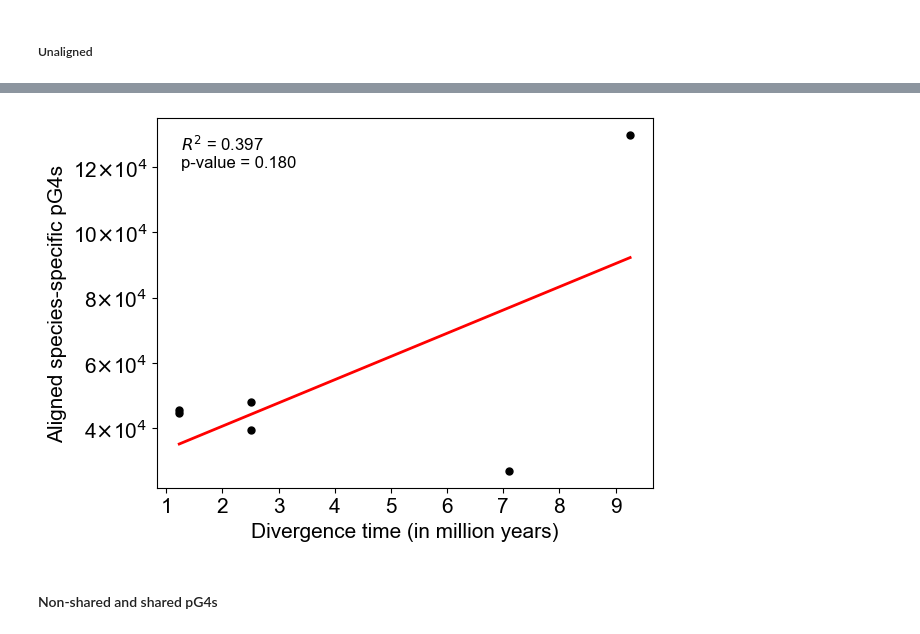
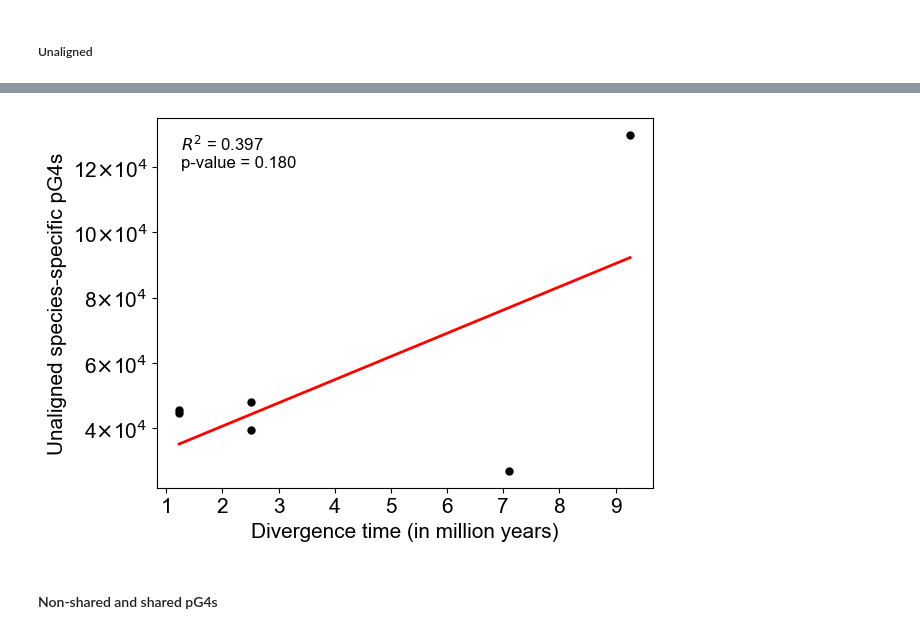
Before and after one commit to makovalab-psu/GreatApeT2T-G4s, a Jupyter notebook: jupyterNotebooks/upsetPlots_Phylogeny_CorrDivergenceTimes.ipynb, the cells around one changed output, grey strips where cells are left out. Drawn from its saved outputs; the diff is of its cells as text; code cells hidden in the pictures.

```diff
--- a/jupyterNotebooks/upsetPlots_Phylogeny_CorrDivergenceTimes.ipynb
+++ b/jupyterNotebooks/upsetPlots_Phylogeny_CorrDivergenceTimes.ipynb
@@ -349,7 +349,7 @@ yticks = plt.gca().get_yticks()
 plt.gca().set_yticklabels([f'{int(t/10000)}' r'$\times$10$^4$' for t in yticks], fontsize=12)
 
 plt.xlabel("Divergence time (in million years)", fontsize=15)
-plt.ylabel("Aligned species-specific pG4s", fontsize=15)
+plt.ylabel("Unaligned species-specific pG4s", fontsize=15)
 plt.xticks(fontsize=15)
 plt.yticks(fontsize=15)
 
@@ -367,14 +367,14 @@ Time:                        15:06:56   Log-Likelihood:                -69.568
 No. Observations:                   6   AIC:                             143.1
 Df Residuals:                       4   BIC:                             142.7
 Df Model:                           1
 Covariance Type:            nonrobust
 ==============================================================================
 ... (9 lines left out)
 ==============================================================================
 
 Notes:
 [1] Standard Errors assume that the covariance matrix of the errors is correctly specified.
-[figure, old version]
+[figure, new version]
 # %% [markdown]
 #### Non-shared and shared pG4s
 # %%
```
Also changed, not shown: parts of 5 cells of this notebook, 7 other files.
